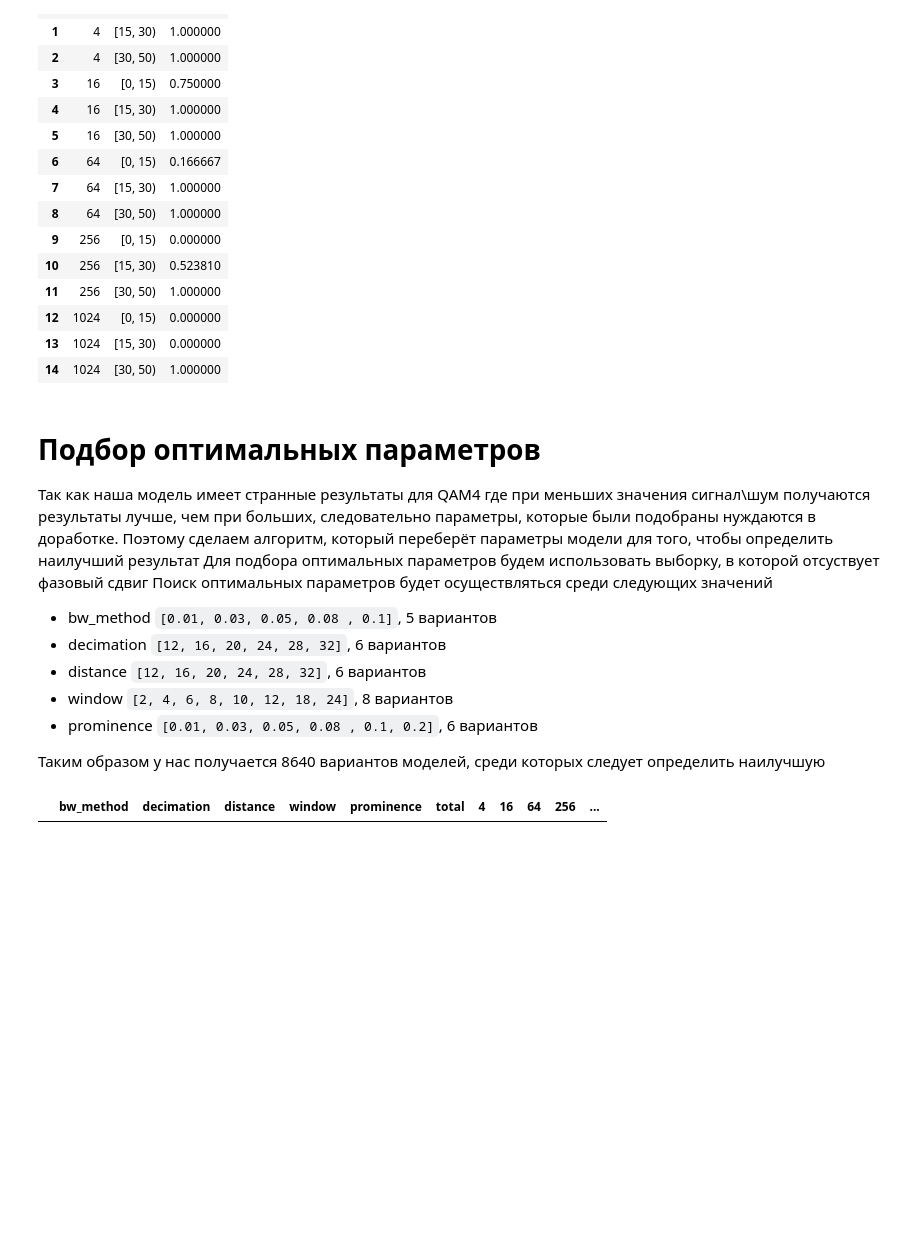
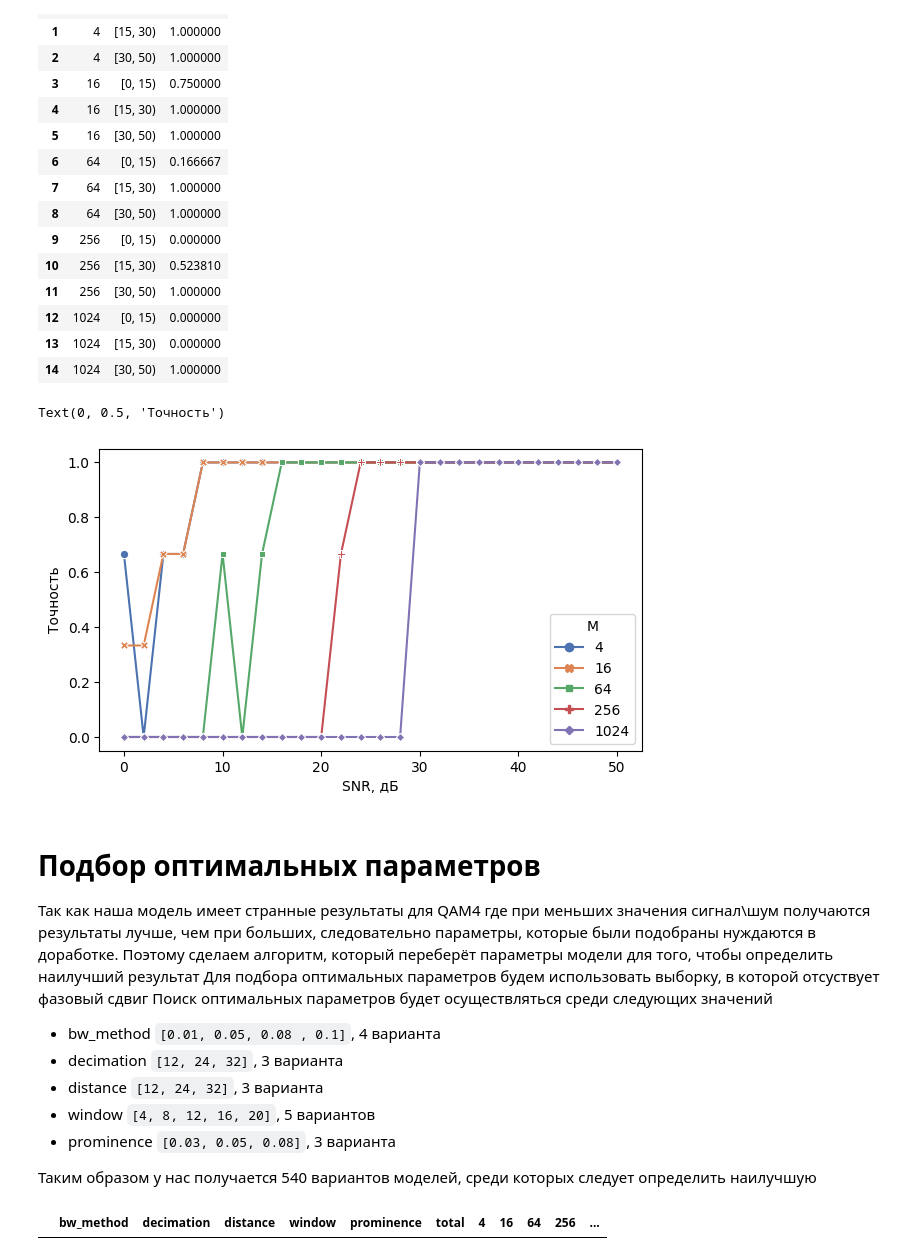
Before and after one commit to vladseve7n/Master_thesis, a Jupyter notebook: MT_2_1_Creating_alg.ipynb, the cells around one changed output. Cells and saved outputs as stored; diff of their text form; code cells hidden in the pictures; blank space fills up the shorter version.

```diff
--- a/MT_2_1_Creating_alg.ipynb
+++ b/MT_2_1_Creating_alg.ipynb
@@ -170,19 +170,31 @@ See the caveats in the documentation: https://pandas.pydata.org/pandas-docs/stab
 | 12 | 1024 | [0, 15) | 0.000000 |
 | 13 | 1024 | [15, 30) | 0.000000 |
 | 14 | 1024 | [30, 50) | 1.000000 |
+# %%
+df4 = df2.drop(["QAM_symbols", 'Phase_shift', 'Answer'], axis=1)\
+.groupby(by=['M', 'SNR'], as_index=False).mean()
+plt.figure(figsize=(7,4), dpi=100)
+sns.lineplot(x='SNR', y='Result', data=df4, hue='M',
+             style='M', markers=True, dashes=False,
+             palette='deep')
+plt.xlabel('SNR, дБ')
+plt.ylabel('Точность')
+# %% [output]
+Text(0, 0.5, 'Точность')
+[figure, added]
 # %% [markdown]
 # Подбор оптимальных параметров
 Так как наша модель имеет странные результаты для QAM4 где при меньших значения сигнал\шум получаются результаты лучше, чем при больших, следовательно параметры, которые были подобраны нуждаются в доработке.
 Поэтому сделаем алгоритм, который переберёт параметры модели для того, чтобы определить наилучший результат
 Для подбора оптимальных параметров будем использовать выборку, в которой отсуствует фазовый сдвиг
 Поиск оптимальных параметров будет осуществляться среди следующих значений
-- bw_method `[0.01, 0.03, 0.05, 0.08 , 0.1]`, 5 вариантов
-- decimation `[12, 16, 20, 24, 28, 32]`, 6 вариантов
-- distance `[12, 16, 20, 24, 28, 32]`, 6 вариантов
-- window `[2, 4, 6, 8, 10, 12, 18, 24]`, 8 вариантов
-- prominence `[0.01, 0.03, 0.05, 0.08 , 0.1, 0.2]`, 6 вариантов
+- bw_method `[0.01, 0.05, 0.08 , 0.1]`, 4 варианта
+- decimation `[12, 24, 32]`, 3 варианта
+- distance `[12, 24, 32]`, 3 варианта
+- window `[4, 8, 12, 16, 20]`, 5 вариантов
+- prominence `[0.03, 0.05, 0.08]`, 3 варианта
 
-Таким образом у нас получается 8640 вариантов моделей, среди которых следует определить наилучшую
+Таким образом у нас получается 540 вариантов моделей, среди которых следует определить наилучшую
 # %%
 opt_par_df = pd.DataFrame({'bw_method':[],
             'decimation':[],
```
Also changed, not shown: parts of 6 cells of this notebook.
